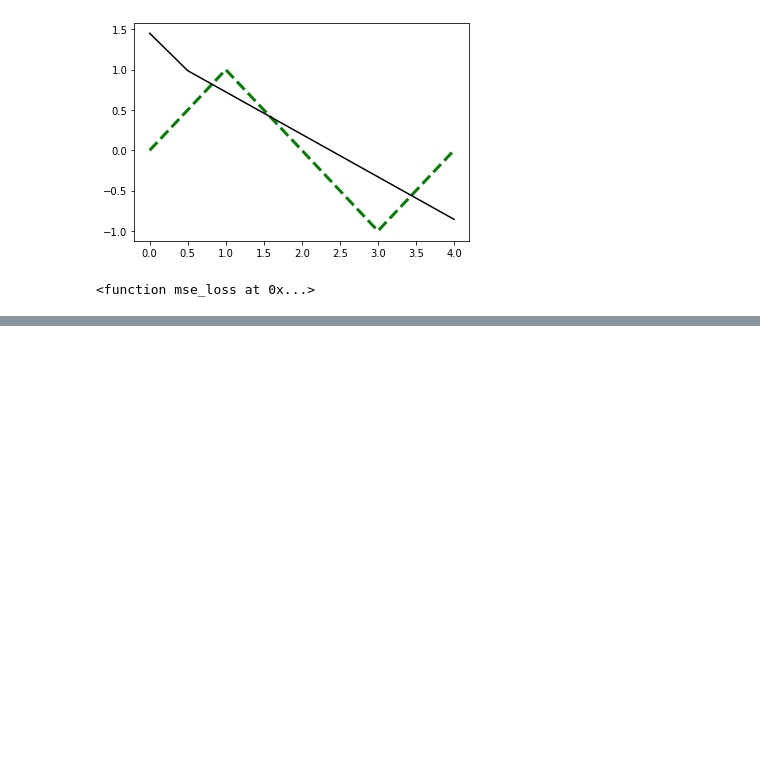
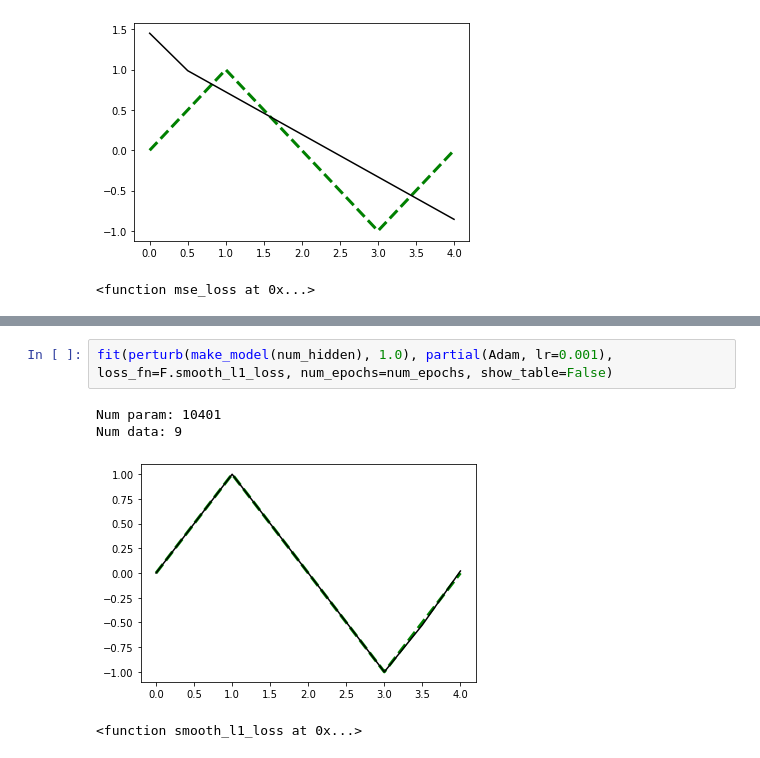
Before and after one commit to EricCousineau-TRI/repro, a Jupyter notebook: python/understand_torch_sgd_and_mlp/mlp_sin.ipynb, the cells around one changed output, grey strips where cells are left out. Drawn from its saved outputs; the diff is of its cells as text; blank space fills up the shorter version.

```diff
--- a/python/understand_torch_sgd_and_mlp/mlp_sin.ipynb
+++ b/python/understand_torch_sgd_and_mlp/mlp_sin.ipynb
@@ -395 +398,8 @@ Num data: 9
 <function mse_loss at 0x...>
+# %%
+fit(perturb(make_model(num_hidden), 1.0), partial(Adam, lr=0.001), loss_fn=F.smooth_l1_loss, num_epochs=num_epochs, show_table=False)
+# %% [output]
+Num param: 10401
+Num data: 9
+[figure, added]
+<function smooth_l1_loss at 0x...>
```
Also changed, not shown: parts of 3 cells of this notebook.
